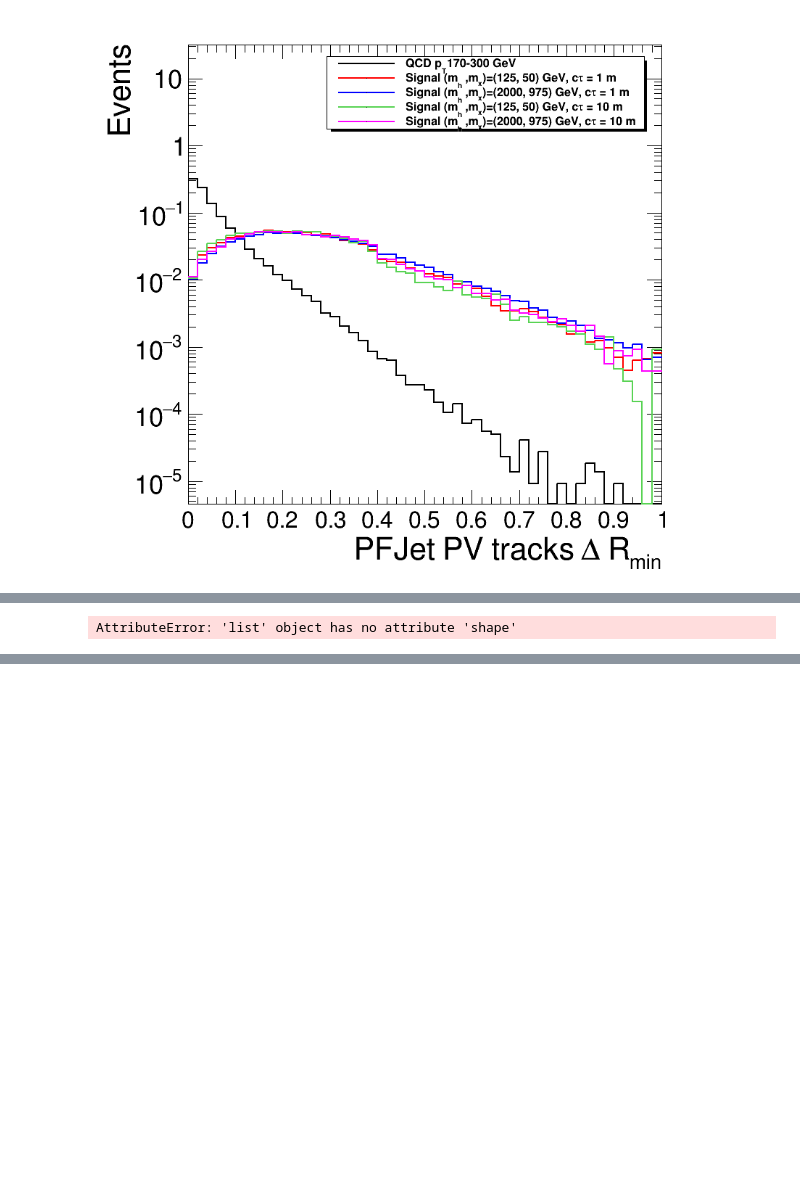
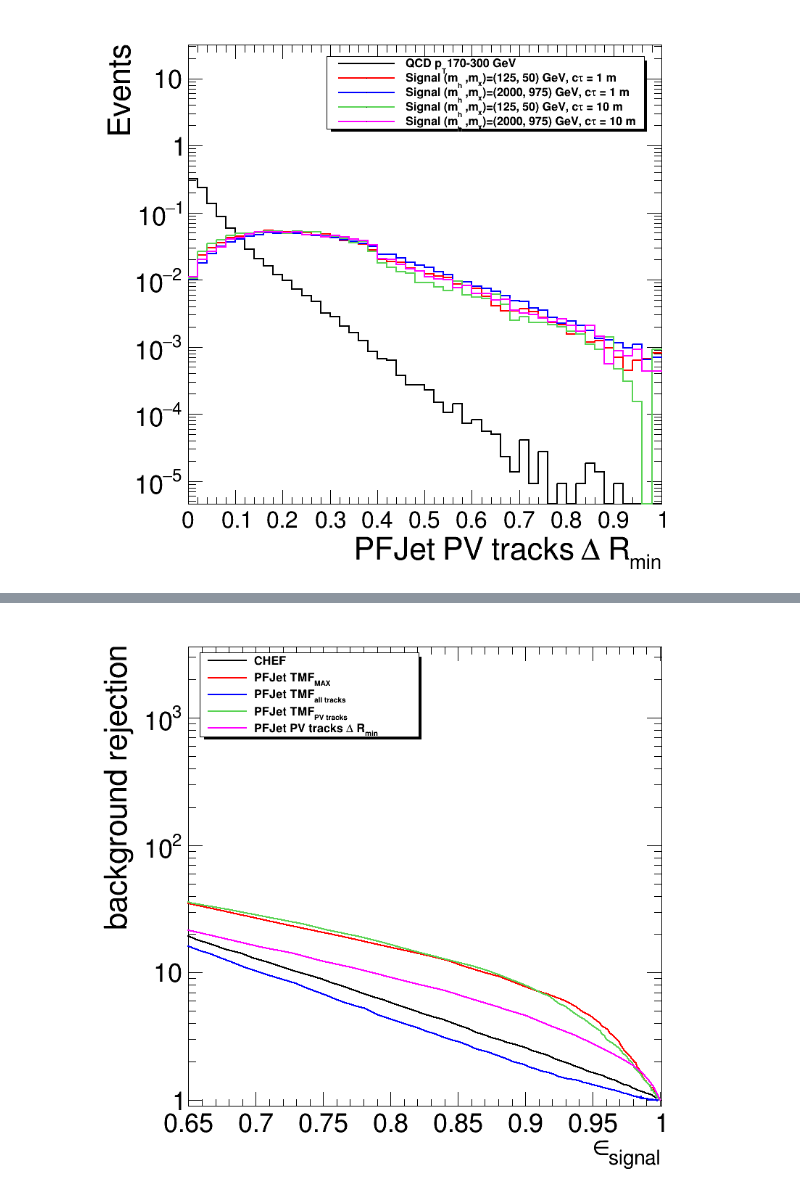
Before and after one commit to cms-lpc-llp/delayed_jet_analyzer, a Jupyter notebook: plot_scripts/trackless_variable.ipynb, the cells around one changed output, grey strips where cells are left out. Drawn from its saved outputs; the diff is of its cells as text; code cells hidden in the pictures; blank space fills up the shorter version.

```diff
--- a/plot_scripts/trackless_variable.ipynb
+++ b/plot_scripts/trackless_variable.ipynb
@@ -714,6 +714,7 @@ for sig_k in sig_keys:
         v = var[i]
         eff = {}
         thre = np.array(range(1000))/100.0-5
+#         print(np.max(thre),np.min(thre))
         for k in tree_bkg.keys():
 #             if calo:
 #                 sel = np.abs(calojetEta[k])<2.0
@@ -724,21 +725,20 @@ for sig_k in sig_keys:
 #                 sel = np.logical_and(sel,jetRechitE[k]>10)
 
             v = var[i][k]
-            print(k,len(v),1.0*np.count_nonzero(sel)/len(var[i][k]))
+#             print(k,len(v),1.0*np.count_nonzero(sel)/len(var[i][k]))
             eff[k] = []
             for th in thre:
                 if 'IP' in name[i] or 'MinDeltaR' in name[i]:
                     eff[k].append(1.0*np.count_nonzero(v>th)/len(v))
                 else:
                     eff[k].append(1.0*np.count_nonzero(v<th)/len(v))
-
+            eff[k] = np.array(eff[k])
 
     #Plotting s/sqrt(s+b)
 
     #     Plotting ROC curve
 #         gr[name[i]] = create_TGraph(eff['QCD'],eff[sig_k],axis_title = ['#epsilon_{bkg}','#epsilon_{signal}'])
-        print(eff[sig_k].shape)
-        print(np.reciprocal(eff['QCD'][np.logical_not(eff['QCD']==0)]).shape)
+
         gr[name[i]] = create_TGraph(eff[sig_k][np.logical_not(eff['QCD']==0)],np.reciprocal(eff['QCD'][np.logical_not(eff['QCD']==0)]),axis_title = ['#epsilon_{signal}','background rejection'])
         gr[name[i]].SetLineColor(std_color_list[i])
         gr[name[i]].SetLineWidth(2)
@@ -747,7 +747,7 @@ for sig_k in sig_keys:
         gr[name[i]].SetMarkerColor(std_color_list[i])
 
     #     gr[name[i]].GetYaxis().SetRangeUser(0,0.3)
-    #     gr[name[i]].GetXaxis().SetRangeUser(0,0.05)
+        gr[name[i]].GetXaxis().SetRangeUser(0.65, 1.0)
 
 
         leg.AddEntry(gr[name[i]],axis[i][0])
@@ -772 +774,0 @@ bbbb_mh2000_ctau10 17996 0.9876083574127584
-AttributeError: 'list' object has no attribute 'shape'
@@ -773,0 +775 @@ Warning in <TCanvas::Constructor>: Deleting canvas with same name: c
+[figure, added]
```
Also changed, not shown: parts of 1 cell of this notebook.
